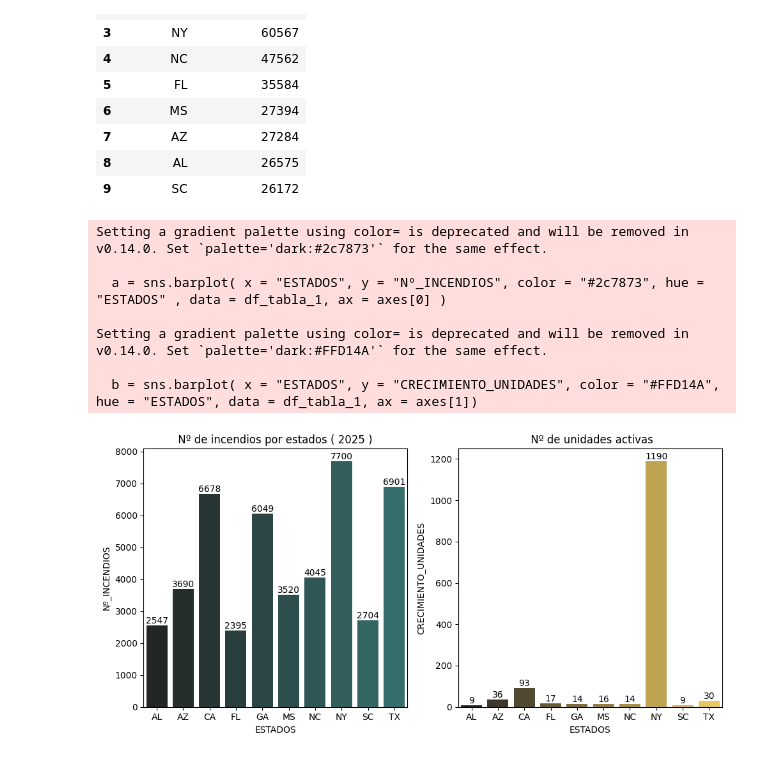
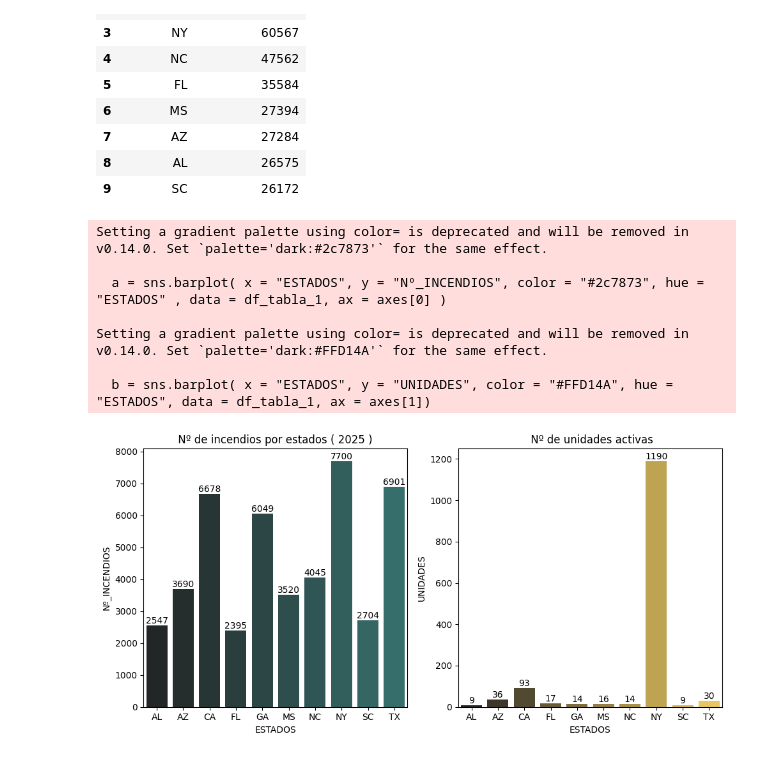
Before and after one commit to willyjcm/FPA_FOD, a Jupyter notebook: Objetivo_especifico_Nº5.ipynb, the cells around one changed output. Cells and saved outputs as stored; diff of their text form; code cells hidden in the pictures.

Commit message:
cambios nombres
crecimiento de unidades por unidades

```diff
--- a/Objetivo_especifico_Nº5.ipynb
+++ b/Objetivo_especifico_Nº5.ipynb
@@ -39,7 +39,7 @@ df_tabla_p
 #2005 Tabla
 
 df_tabla_1 = pd.read_sql_query("""
-SELECT X.ESTADOS, X.Nº_INCENDIOS,Y.CRECIMIENTO_UNIDADES
+SELECT X.ESTADOS, X.Nº_INCENDIOS,Y.CRECIMIENTO_UNIDADES AS UNIDADES
 FROM(SELECT F.FIRE_YEAR AS PERIODOS,
 F.STATE AS ESTADOS,
 COUNT(*) AS Nº_INCENDIOS
@@ -77,36 +77,36 @@ fig, axes = plt.subplots(nrows = 1, ncols = 2, figsize = (10, 5))
 # Título para ambos gráficos
 
 # axes.fig.suptitle("2005") <----- solucionar
 
 # Añadir títulos y etiquetas a los subplots
 
 axes[0].set_title(" Nº de incendios por estados ( 2025 ) ")
 axes[1].set_title(" Nº de unidades activas")
 
 # Crear los subplots utilizando Seaborn
 
 a = sns.barplot( x = "ESTADOS", y = "Nº_INCENDIOS", color = "#2c7873", hue = "ESTADOS" , data = df_tabla_1, ax = axes[0] )
-b = sns.barplot( x = "ESTADOS", y = "CRECIMIENTO_UNIDADES", color = "#FFD14A", hue = "ESTADOS", data = df_tabla_1, ax = axes[1])
+b = sns.barplot( x = "ESTADOS", y = "UNIDADES", color = "#FFD14A", hue = "ESTADOS", data = df_tabla_1, ax = axes[1])
 
 for i in a.containers:
     a.bar_label(i,)
 
 for e in b.containers:
     b.bar_label(e,)
 
 # Ajustar el espaciado entre los subplots
 plt.tight_layout()
 
 plt.show()
 # %% [output]
 Setting a gradient palette using color= is deprecated and will be removed in v0.14.0. Set `palette='dark:#2c7873'` for the same effect.
 
   a = sns.barplot( x = "ESTADOS", y = "Nº_INCENDIOS", color = "#2c7873", hue = "ESTADOS" , data = df_tabla_1, ax = axes[0] )
 
 Setting a gradient palette using color= is deprecated and will be removed in v0.14.0. Set `palette='dark:#FFD14A'` for the same effect.
 
-  b = sns.barplot( x = "ESTADOS", y = "CRECIMIENTO_UNIDADES", color = "#FFD14A", hue = "ESTADOS", data = df_tabla_1, ax = axes[1])
+  b = sns.barplot( x = "ESTADOS", y = "UNIDADES", color = "#FFD14A", hue = "ESTADOS", data = df_tabla_1, ax = axes[1])
-[figure, old version]
+[figure, new version]
 # %%
 #2006 Tabla
 
```
Also changed, not shown: parts of 10 cells of this notebook.
